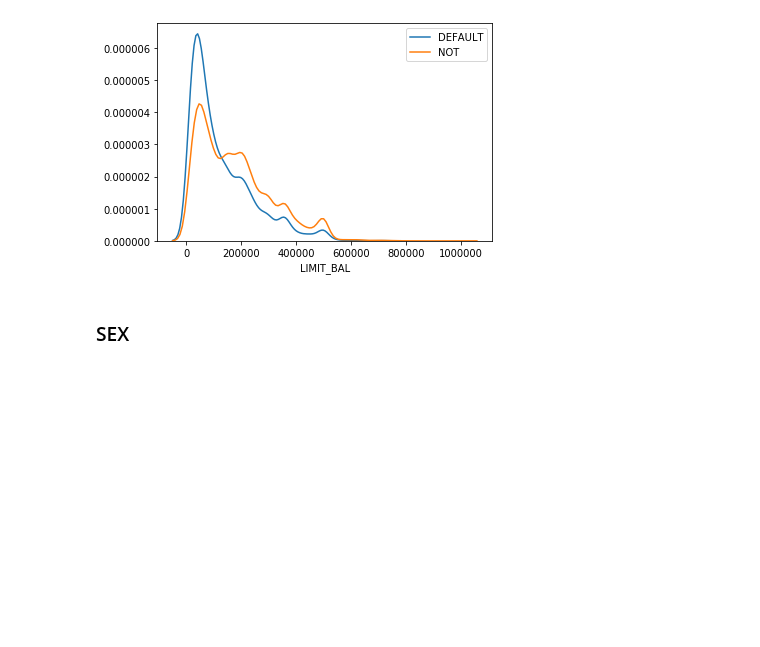
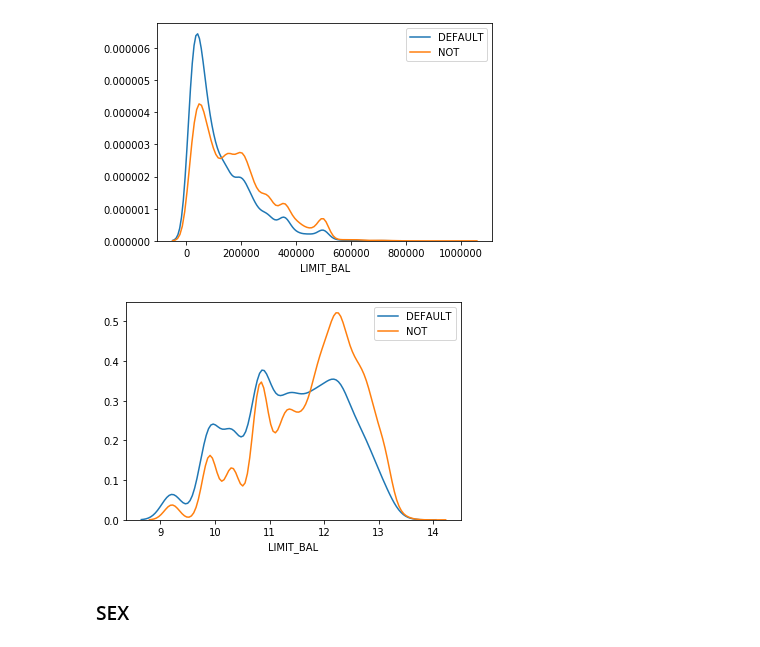
Before and after one commit to stereopickle/credit_card_default_classification, a Jupyter notebook: 010.Process.ipynb, the cells around one changed output. Saved outputs shown, nothing was run; the diff lists cells and outputs as text; code cells hidden in the pictures; blank space fills up the shorter version.

```diff
--- a/010.Process.ipynb
+++ b/010.Process.ipynb
@@ -83,6 +83,15 @@ plt.legend()
 plt.show()
 # %% [output]
 [figure]
+# %%
+# try normalizing
+sns.distplot(np.log(df[df.Y == 1]['LIMIT_BAL']), hist = False, label='DEFAULT')
+sns.distplot(np.log(df[df.Y == 0]['LIMIT_BAL']), hist = False, label='NOT')
+
+plt.legend()
+plt.show()
+# %% [output]
+[figure, added]
 # %% [markdown]
 ### SEX
 # %%
```
Also changed, not shown: parts of 12 cells of this notebook.
